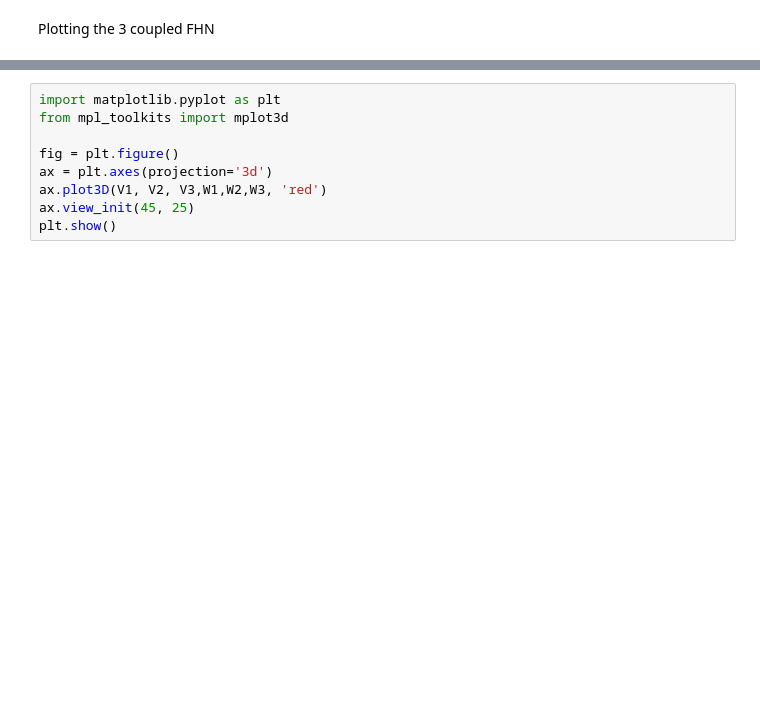
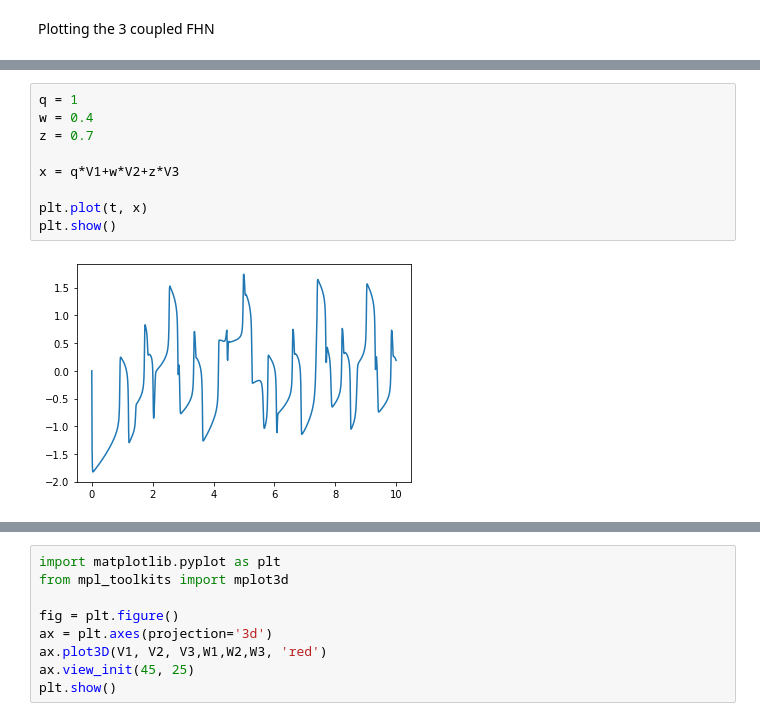
Before and after one commit to Cerlog/Fitz-Hugh-Nagumo-Mathematics-Project, a Jupyter notebook: FitzHughThree/3 coupled FHN.ipynb, the cells around one changed output, grey strips where cells are left out. Cells and saved outputs as stored; diff of their text form; blank space fills up the shorter version.

```diff
--- a/FitzHughThree/3 coupled FHN.ipynb
+++ b/FitzHughThree/3 coupled FHN.ipynb
@@ -238,3 +240,14 @@ plt.show()
+# %%
+q = 1
+w = 0.4
+z = 0.7
+
+x = q*V1+w*V2+z*V3
+
+plt.plot(t, x)
+plt.show()
+# %% [output]
+[figure, added]
 # %%
 from matplotlib.pyplot import figure
 
```
Also changed, not shown: parts of 6 cells of this notebook, 27 other files.
